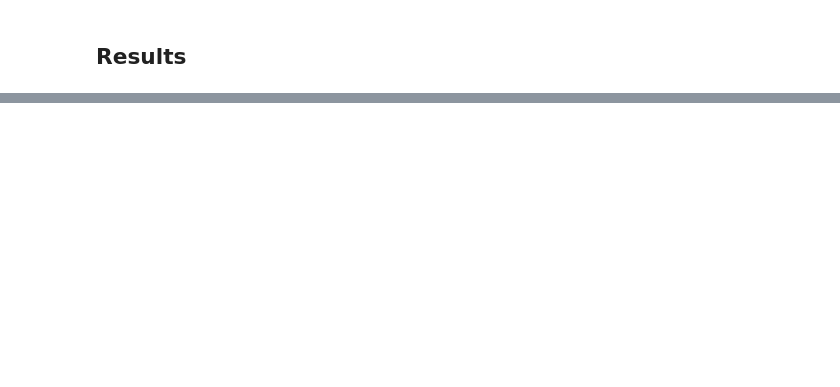
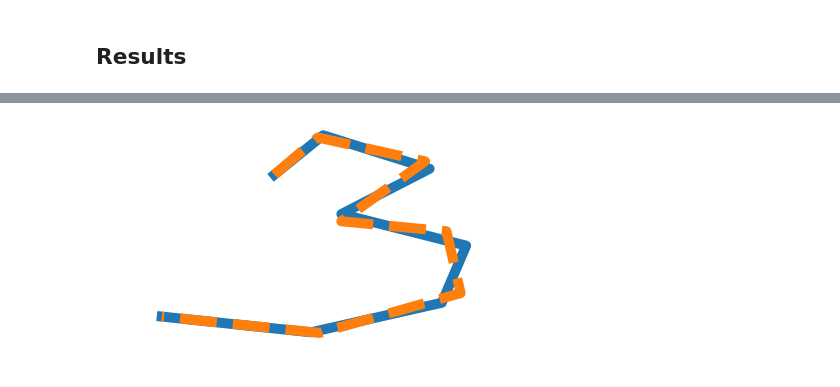
Before and after one commit to patrick-kidger/Deep-Signature-Transforms, a Jupyter notebook: src/example_signature_inversion.ipynb, the cells around one changed output, grey strips where cells are left out. Drawn from its saved outputs; the diff is of its cells as text; code cells hidden in the pictures; blank space fills up the shorter version.

Commit message:
Removed smoothing from the signature inversion example

```diff
--- a/src/example_signature_inversion.ipynb
+++ b/src/example_signature_inversion.ipynb
@@ -71,9 +89,11 @@ plt.show()
 generated_path = model.get_path()
 generated_path += path[0] - generated_path[0]
 
-generated_path = signature_inversion.get_tree_reduced(generated_path, tol=0.1)
+generated_path = signature_inversion.get_tree_reduced(generated_path, tol=0.01)
 # %%
-signature_inversion.plot(path, label="Original path", linewidth=10, linestyle="-")
-signature_inversion.plot(generated_path, label="Generated path", linewidth=10, linestyle="--")
+plt.plot(*path.T, label="Original path", linewidth=10, linestyle="-")
+plt.plot(*generated_path.T, label="Generated path", linewidth=10, linestyle="--")
 plt.axis('off')
 plt.show()
+# %% [output]
+[figure, added]
```
Also changed, not shown: parts of 3 cells of this notebook, 2 other files.
